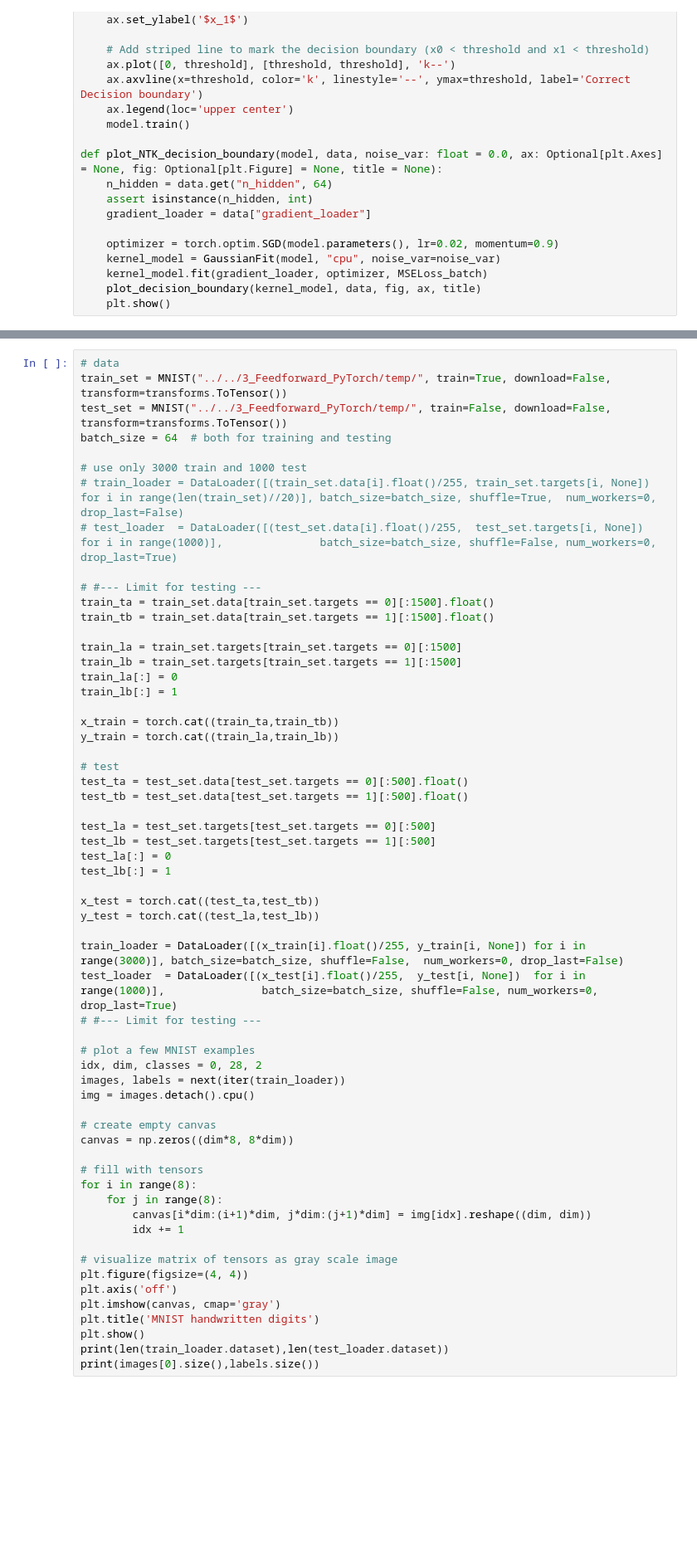
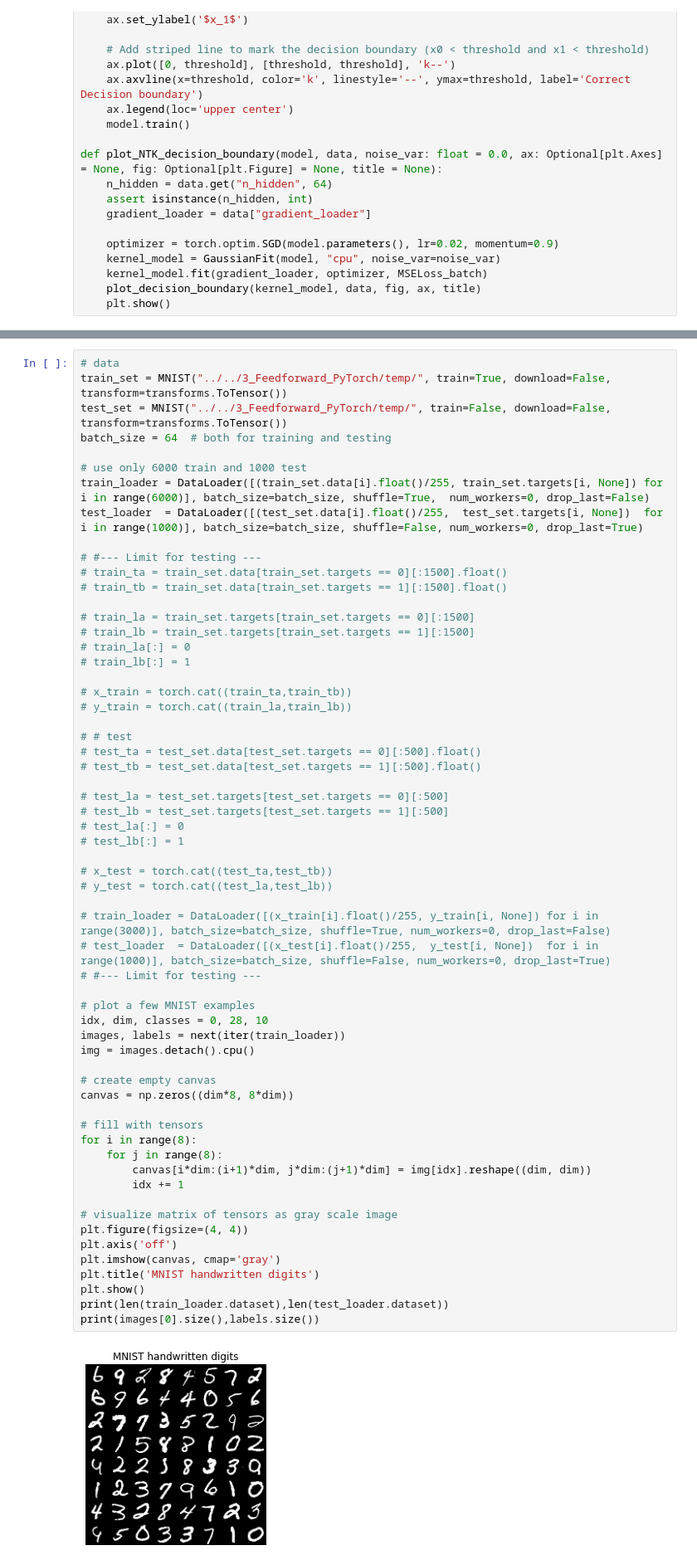
Before and after one commit to RaixSplitter/02456-deep-learning-project, a Jupyter notebook: src/code.ipynb, the cells around one changed output, grey strips where cells are left out. Shown at 83% size. Drawn from its saved outputs; the diff is of its cells as text; blank space fills up the shorter version.

```diff
--- a/src/code.ipynb
+++ b/src/code.ipynb
@@ -343,57 +340,59 @@ train_set = MNIST("../../3_Feedforward_PyTorch/temp/", train=True, download=Fals
 test_set = MNIST("../../3_Feedforward_PyTorch/temp/", train=False, download=False, transform=transforms.ToTensor())
 batch_size = 64  # both for training and testing
 
-# use only 3000 train and 1000 test
-# train_loader = DataLoader([(train_set.data[i].float()/255, train_set.targets[i, None]) for i in range(len(train_set)//20)], batch_size=batch_size, shuffle=True,  num_workers=0, drop_last=False)
-# test_loader  = DataLoader([(test_set.data[i].float()/255,  test_set.targets[i, None])  for i in range(1000)],               batch_size=batch_size, shuffle=False, num_workers=0, drop_last=True)
+# use only 6000 train and 1000 test
+train_loader = DataLoader([(train_set.data[i].float()/255, train_set.targets[i, None]) for i in range(6000)], batch_size=batch_size, shuffle=True,  num_workers=0, drop_last=False)
+test_loader  = DataLoader([(test_set.data[i].float()/255,  test_set.targets[i, None])  for i in range(1000)], batch_size=batch_size, shuffle=False, num_workers=0, drop_last=True)
 
 # #--- Limit for testing ---
-train_ta = train_set.data[train_set.targets == 0][:1500].float()
-train_tb = train_set.data[train_set.targets == 1][:1500].float()
+# train_ta = train_set.data[train_set.targets == 0][:1500].float()
+# train_tb = train_set.data[train_set.targets == 1][:1500].float()
 
-train_la = train_set.targets[train_set.targets == 0][:1500]
-train_lb = train_set.targets[train_set.targets == 1][:1500]
-train_la[:] = 0
-train_lb[:] = 1
+# train_la = train_set.targets[train_set.targets == 0][:1500]
+# train_lb = train_set.targets[train_set.targets == 1][:1500]
+# train_la[:] = 0
+# train_lb[:] = 1
 
-x_train = torch.cat((train_ta,train_tb))
-y_train = torch.cat((train_la,train_lb))
+# x_train = torch.cat((train_ta,train_tb))
+# y_train = torch.cat((train_la,train_lb))
 
-# test
-test_ta = test_set.data[test_set.targets == 0][:500].float()
-test_tb = test_set.data[test_set.targets == 1][:500].float()
+# # test
+# test_ta = test_set.data[test_set.targets == 0][:500].float()
+# test_tb = test_set.data[test_set.targets == 1][:500].float()
 
-test_la = test_set.targets[test_set.targets == 0][:500]
-test_lb = test_set.targets[test_set.targets == 1][:500]
-test_la[:] = 0
-test_lb[:] = 1
+# test_la = test_set.targets[test_set.targets == 0][:500]
+# test_lb = test_set.targets[test_set.targets == 1][:500]
+# test_la[:] = 0
+# test_lb[:] = 1
 
-x_test = torch.cat((test_ta,test_tb))
-y_test = torch.cat((test_la,test_lb))
+# x_test = torch.cat((test_ta,test_tb))
+# y_test = torch.cat((test_la,test_lb))
 
-train_loader = DataLoader([(x_train[i].float()/255, y_train[i, None]) for i in range(3000)], batch_size=batch_size, shuffle=False,  num_workers=0, drop_last=False)
-test_loader  = DataLoader([(x_test[i].float()/255,  y_test[i, None])  for i in range(1000)],               batch_size=batch_size, shuffle=False, num_workers=0, drop_last=True)
+# train_loader = DataLoader([(x_train[i].float()/255, y_train[i, None]) for i in range(3000)], batch_size=batch_size, shuffle=True, num_workers=0, drop_last=False)
+# test_loader  = DataLoader([(x_test[i].float()/255,  y_test[i, None])  for i in range(1000)], batch_size=batch_size, shuffle=False, num_workers=0, drop_last=True)
 # #--- Limit for testing ---
 
 # plot a few MNIST examples
-idx, dim, classes = 0, 28, 2
+idx, dim, classes = 0, 28, 10
 images, labels = next(iter(train_loader))
 img = images.detach().cpu()
 
 # create empty canvas
 canvas = np.zeros((dim*8, 8*dim))
 
 # fill with tensors
 for i in range(8):
     for j in range(8):
         canvas[i*dim:(i+1)*dim, j*dim:(j+1)*dim] = img[idx].reshape((dim, dim))
         idx += 1
 
 # visualize matrix of tensors as gray scale image
 plt.figure(figsize=(4, 4))
 plt.axis('off')
 plt.imshow(canvas, cmap='gray')
 plt.title('MNIST handwritten digits')
 plt.show()
 print(len(train_loader.dataset),len(test_loader.dataset))
 print(images[0].size(),labels.size())
+# %% [output]
+[figure, added]
```
Also changed, not shown: parts of 9 cells of this notebook, 1 other file.
